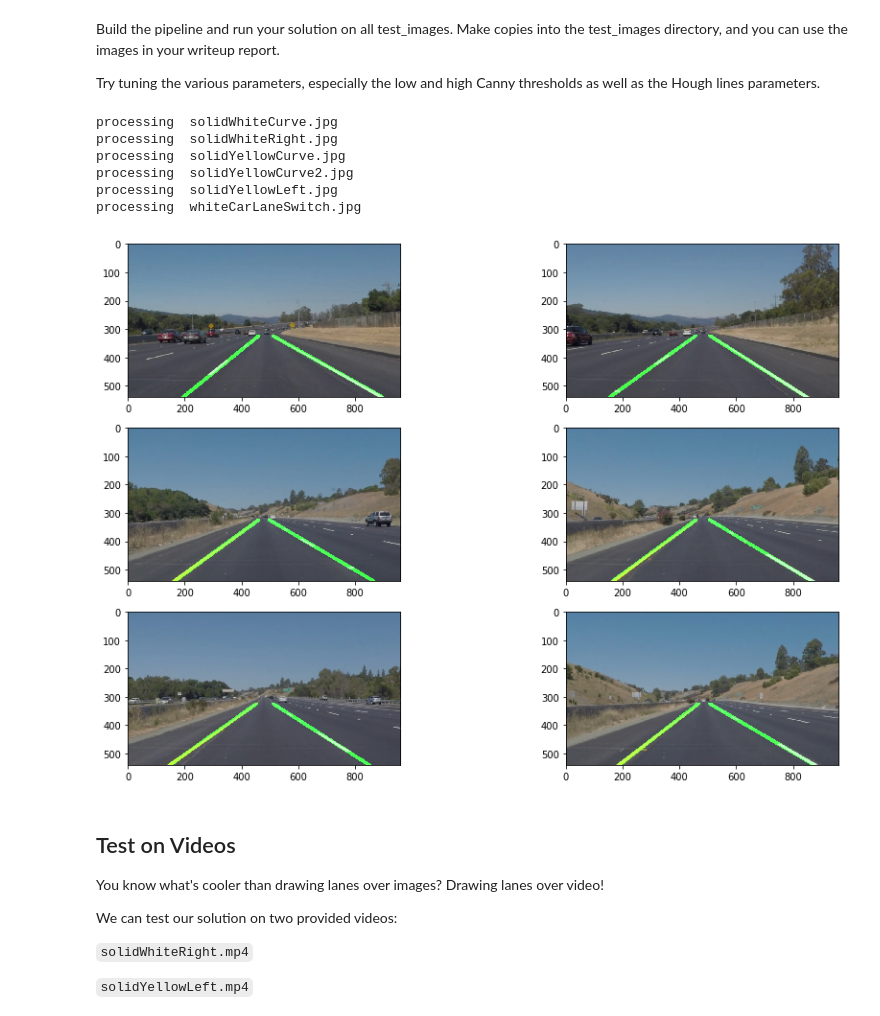
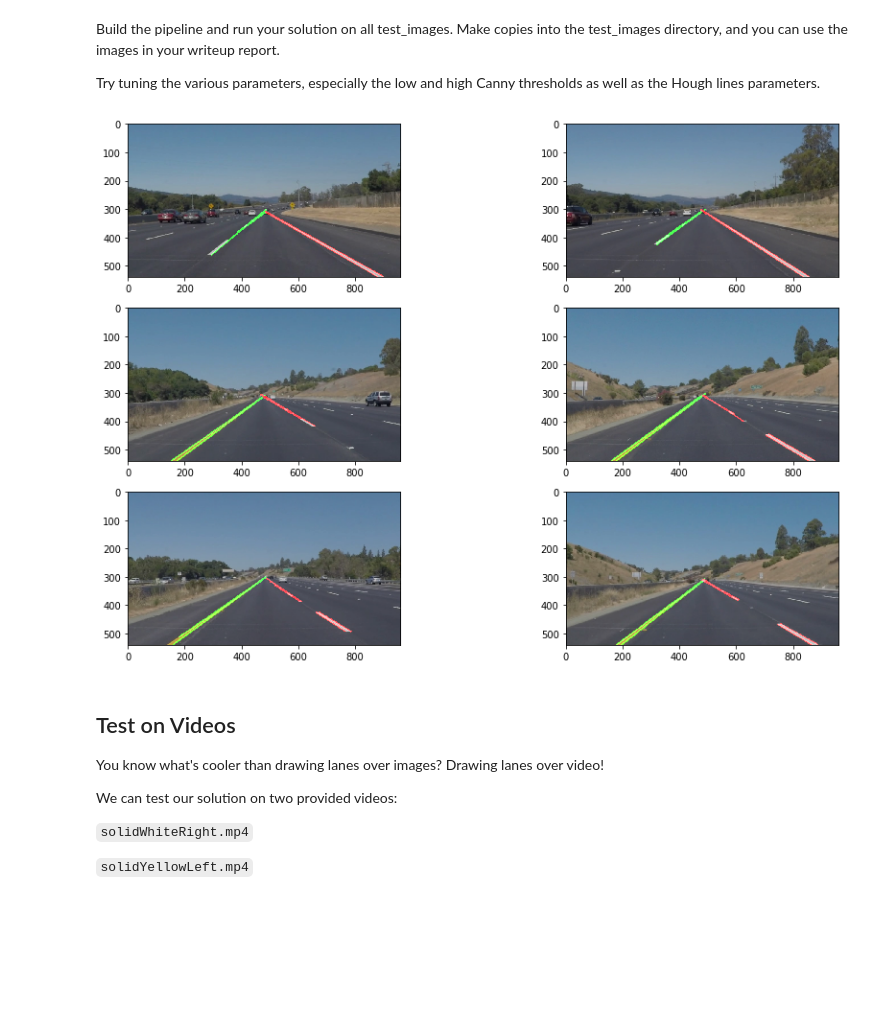
Before and after one commit to Grety/CarND-LaneLines-P1, a Jupyter notebook: P1.ipynb, the cells around one changed output. Drawn from its saved outputs; the diff is of its cells as text; code cells hidden in the pictures; blank space fills up the shorter version.

```diff
--- a/P1.ipynb
+++ b/P1.ipynb
@@ -242,10 +242,10 @@ def hough_lines(img, rho, theta, threshold, min_line_len, max_line_gap):
         approximated_lines.append(polyfit_lines(right_group, xsize, ysize, boxsize));
     lane_lines = approximated_lines;
 
-    if(len(lane_lines) > 0):
-        draw_lines(line_img, lane_lines, color=(0, 255, 0),thickness=12)
-    #draw_lines(line_img, left_group, color=(0, 255, 0),thickness=3)
-    #draw_lines(line_img, right_group, color=(255, 0, 0),thickness=3)
+#     if(len(lane_lines) > 0):
+#         draw_lines(line_img, lane_lines, color=(0, 255, 0),thickness=12)
+    draw_lines(line_img, left_group, color=(0, 255, 0),thickness=3)
+    draw_lines(line_img, right_group, color=(255, 0, 0),thickness=3)
     return line_img
 
 # Python 3 has support for cool math symbols.
@@ -290,4 +290,6 @@ Build your pipeline to work on the images in the directory "test_images"
 import os
 images_folder="test_images/";
 #images_folder="extra_images/";
-images = os.listdir(images_folder)
+all_images = os.listdir(images_folder)
+images = [fname for fname in all_images if "detected_" not in fname]
+print(images)
@@ -300,30 +304,25 @@ Try tuning the various parameters, especially the low and high Canny thresholds
 # %%
 # TODO: Build your pipeline that will draw lane lines on the test_images
 # then save them to the test_images directory.
+from IPython.display import clear_output
 
 fig = plt.figure(figsize=(15,10))
 cols = 2
 rows = math.ceil(len(images) / cols)
 i = 1
-
 for filename in images:
     a=fig.add_subplot(rows,cols, i)
     image = mpimg.imread(images_folder + filename)
     detected = detect_lines(image)
     plt.imshow(detected)
     mpimg.imsave(images_folder + 'detected_' + filename, detected)
     print('processing ', filename)
     i = i + 1
+    clear_output(wait=True);
 
 plt.show()
 # %% [output]
-processing  solidWhiteCurve.jpg
-processing  solidWhiteRight.jpg
-processing  solidYellowCurve.jpg
-processing  solidYellowCurve2.jpg
-processing  solidYellowLeft.jpg
-processing  whiteCarLaneSwitch.jpg
-[figure, old version]
+[figure, new version]
 # %% [markdown]
 ## Test on Videos
 
```
Also changed, not shown: parts of 2 cells of this notebook, 2 other files.
